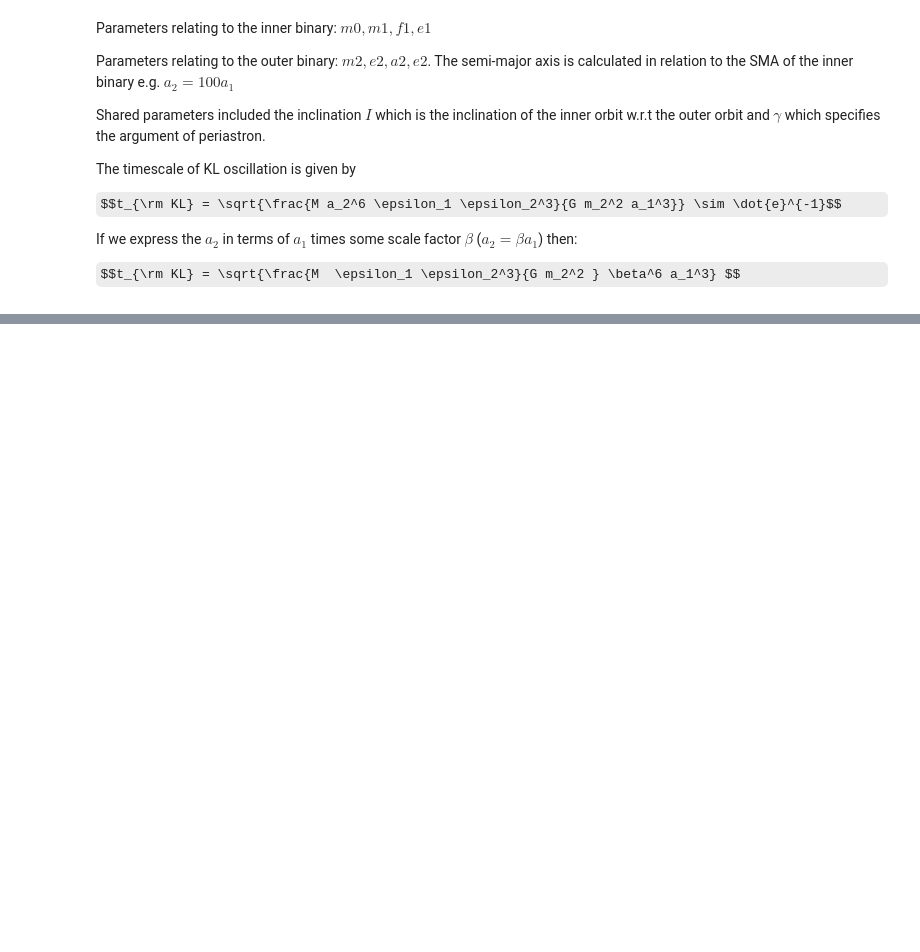
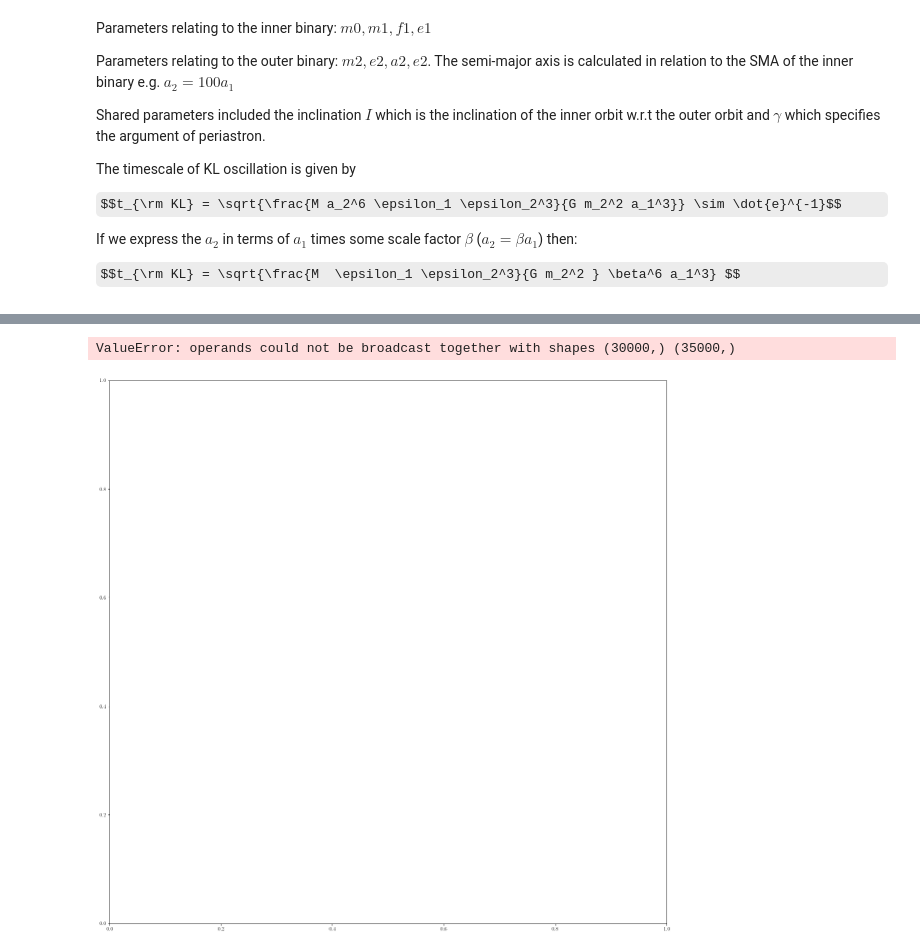
Before and after one commit to tomkimpson/Hierarchical-Triples, a Jupyter notebook: Jupyter/HT_analytical.ipynb, the cells around one changed output, grey strips where cells are left out. Drawn from its saved outputs; the diff is of its cells as text; code cells hidden in the pictures; some formulas as TeX source; blank space fills up the shorter version.

Commit message:
code error

```diff
--- a/Jupyter/HT_analytical.ipynb
+++ b/Jupyter/HT_analytical.ipynb
@@ -610,0 +560,10 @@ Running: 20 2.6435134331371727e-05 0.0007325352421262655
+# %%
+fig = plt.figure(figsize=(20,20))
+ax1 = plt.subplot2grid((1,1), (0,0))
+
+dh = h1 - h0
+ax1.plot(t0, dh)
+ax1.set_xlim(0.6,0.7)
+# %% [output]
+ValueError: operands could not be broadcast together with shapes (30000,) (35000,)
+[figure, added]
```
Also changed, not shown: parts of 2 cells of this notebook, 2 other files.
